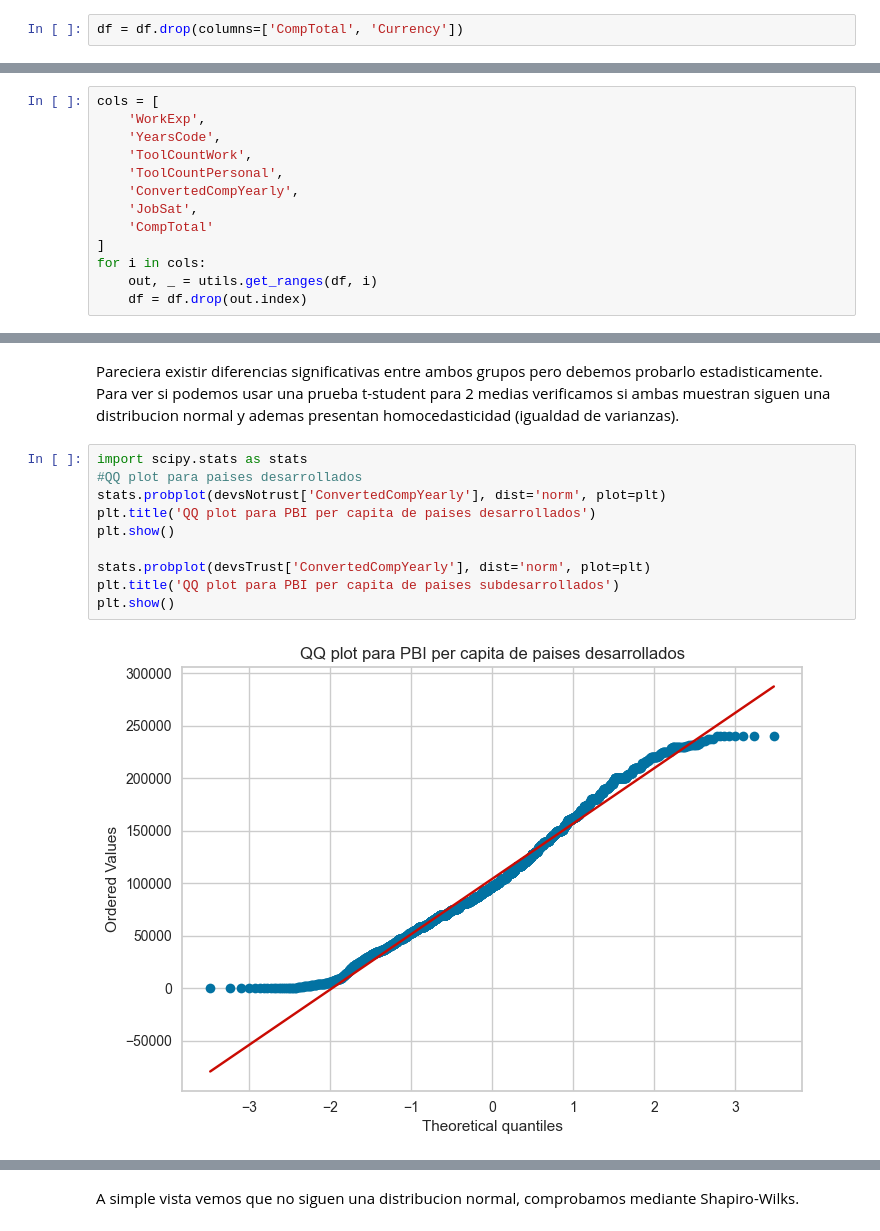
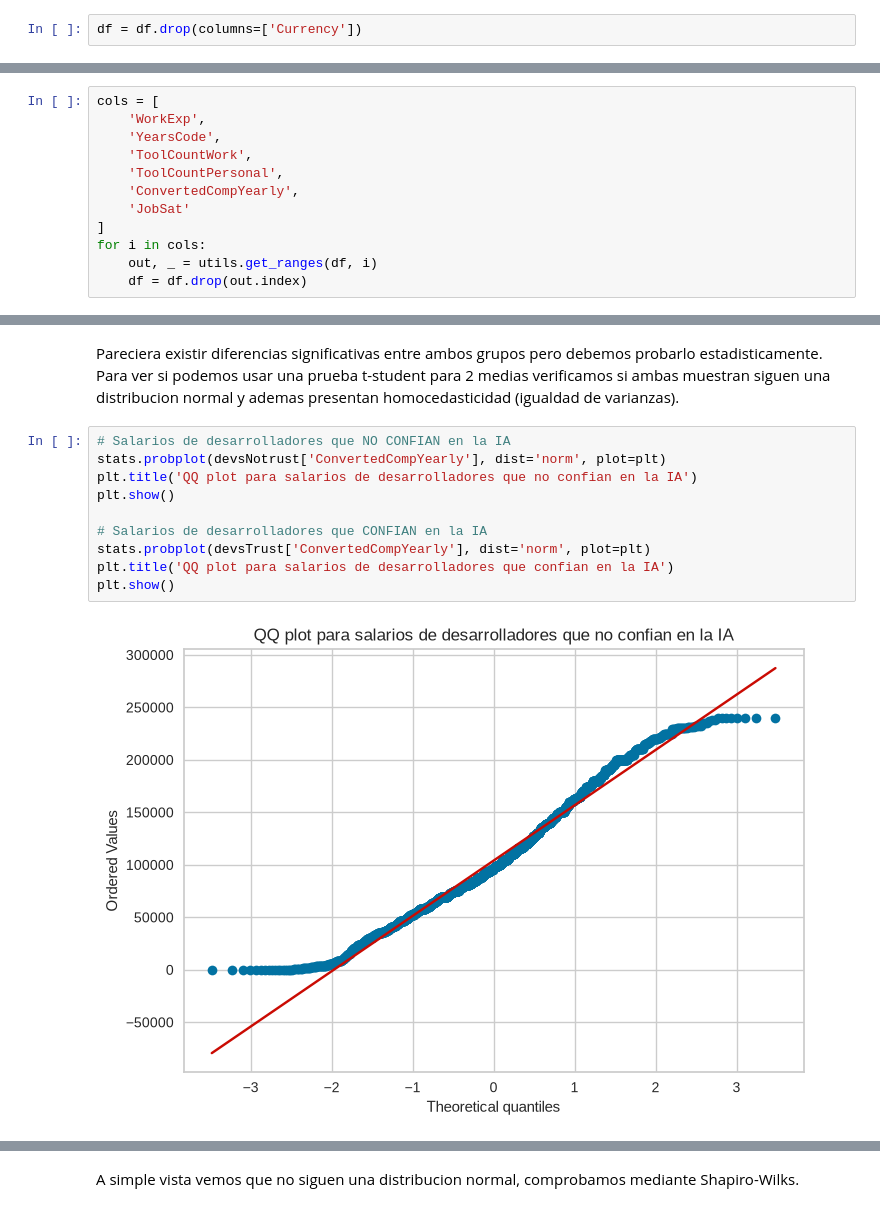
Before and after one commit to gonbenini/ciencia-datos-tpe, a Jupyter notebook: entregable.ipynb, the cells around one changed output, grey strips where cells are left out. Cells and saved outputs as stored; diff of their text form.

```diff
--- a/entregable.ipynb
+++ b/entregable.ipynb
@@ -391,7 +386,7 @@ df = df.drop(columns=['PurchaseInfluence', 'TechEndorseIntro'])
 # %% [markdown]
 El Dataset nos aporta la moneda local y su remuneracion en ella para el encuestado en si, pero tambien nos ofrece la conversion a dolares. Por lo que, para trabajar con la misma unidad, nos quedamos con `ConvertedCompYearly`.
 # %%
-df = df.drop(columns=['CompTotal', 'Currency'])
+df = df.drop(columns=['Currency'])
 # %% [markdown]
 <h4><u>Registros duplicados
 # %%
@@ -464,8 +459,7 @@ cols = [
     'ToolCountWork',
     'ToolCountPersonal',
     'ConvertedCompYearly',
-    'JobSat',
-    'CompTotal'
+    'JobSat'
 ]
 for i in cols:
     out, _ = utils.get_ranges(df, i)
@@ -957,14 +937,14 @@ plt.show()
 # %% [markdown]
 Pareciera existir diferencias significativas entre ambos grupos pero debemos probarlo estadisticamente. Para ver si podemos usar una prueba t-student para 2 medias verificamos si ambas muestran siguen una distribucion normal y ademas presentan homocedasticidad (igualdad de varianzas).
 # %%
-import scipy.stats as stats
-#QQ plot para paises desarrollados
+# Salarios de desarrolladores que NO CONFIAN en la IA
 stats.probplot(devsNotrust['ConvertedCompYearly'], dist='norm', plot=plt)
-plt.title('QQ plot para PBI per capita de paises desarrollados')
+plt.title('QQ plot para salarios de desarrolladores que no confian en la IA')
 plt.show()
 
+# Salarios de desarrolladores que CONFIAN en la IA
 stats.probplot(devsTrust['ConvertedCompYearly'], dist='norm', plot=plt)
-plt.title('QQ plot para PBI per capita de paises subdesarrollados')
+plt.title('QQ plot para salarios de desarrolladores que confian en la IA')
 plt.show()
 # %% [output]
-[figure, old version]
+[figure, new version]
```
Also changed, not shown: parts of 39 cells of this notebook, 1 other file.
